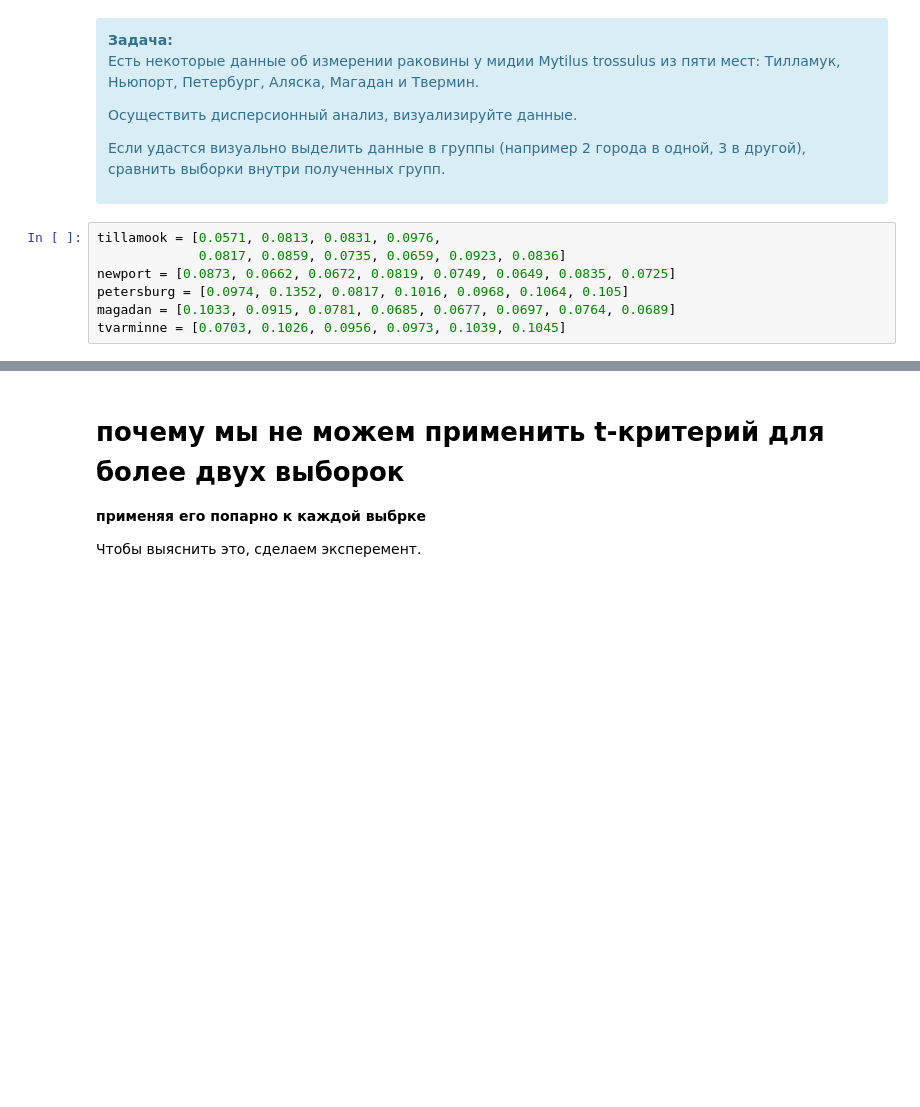
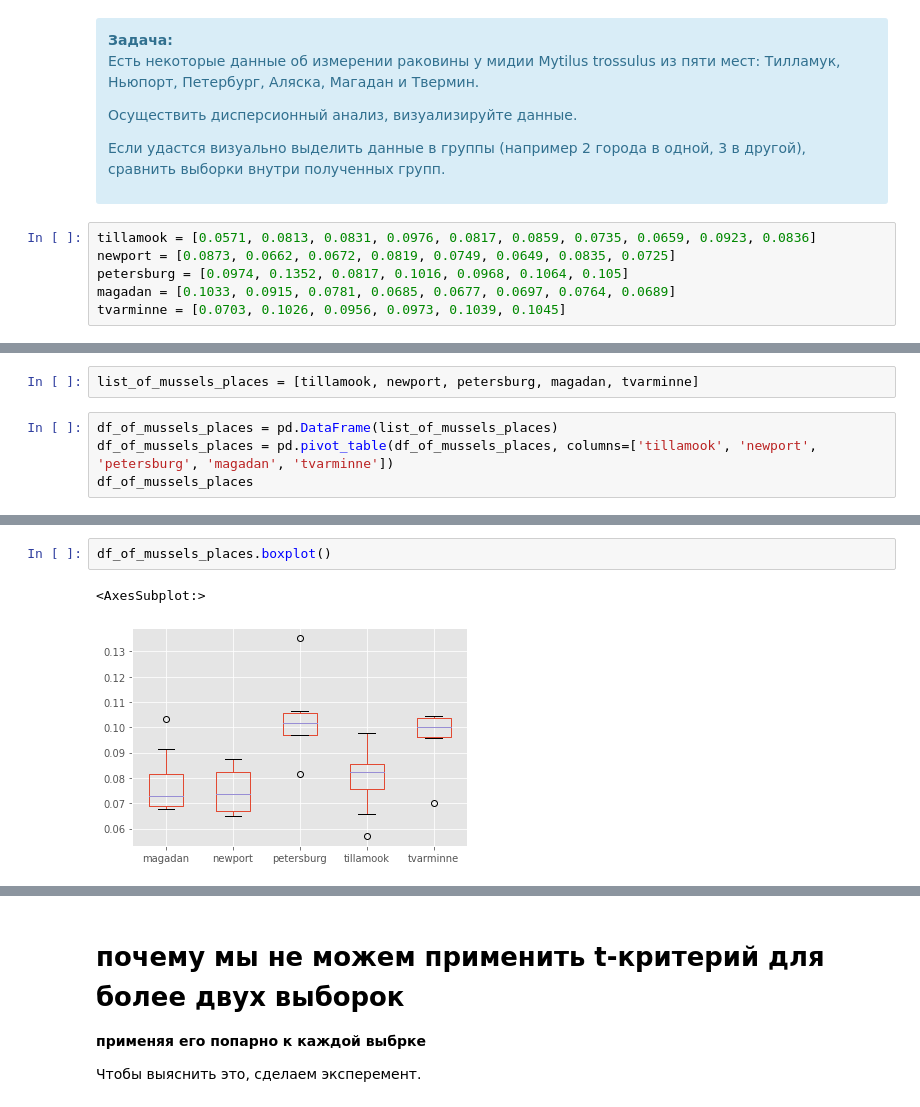
Before and after one commit to MaxgorData/netelogy_learning, a Jupyter notebook: netology_learning/21_analysis_of_variance/A_B-testing.ipynb, the cells around one changed output, grey strips where cells are left out. Cells and saved outputs as stored; diff of their text form; blank space fills up the shorter version.

```diff
--- a/netology_learning/21_analysis_of_variance/A_B-testing.ipynb
+++ b/netology_learning/21_analysis_of_variance/A_B-testing.ipynb
@@ -143,8 +163,7 @@ print(f"Полученное f-значение {f_value}")
 Если удастся визуально выделить данные в группы (например 2 города в одной, 3 в другой), сравнить выборки внутри полученных групп.
 </div>
 # %%
-tillamook = [0.0571, 0.0813, 0.0831, 0.0976,
-             0.0817, 0.0859, 0.0735, 0.0659, 0.0923, 0.0836]
+tillamook = [0.0571, 0.0813, 0.0831, 0.0976, 0.0817, 0.0859, 0.0735, 0.0659, 0.0923, 0.0836]
 newport = [0.0873, 0.0662, 0.0672, 0.0819, 0.0749, 0.0649, 0.0835, 0.0725]
 petersburg = [0.0974, 0.1352, 0.0817, 0.1016, 0.0968, 0.1064, 0.105]
 magadan = [0.1033, 0.0915, 0.0781, 0.0685, 0.0677, 0.0697, 0.0764, 0.0689]
@@ -151,0 +173,6 @@ tvarminne = [0.0703, 0.1026, 0.0956, 0.0973, 0.1039, 0.1045]
+# %%
+list_of_mussels_places = [tillamook, newport, petersburg, magadan, tvarminne]
+# %%
+df_of_mussels_places = pd.DataFrame(list_of_mussels_places)
+df_of_mussels_places = pd.pivot_table(df_of_mussels_places, columns=['tillamook', 'newport', 'petersburg', 'magadan', 'tvarminne'])
+df_of_mussels_places
@@ -151,0 +191,5 @@ tvarminne = [0.0703, 0.1026, 0.0956, 0.0973, 0.1039, 0.1045]
+# %%
+df_of_mussels_places.boxplot()
+# %% [output]
+<AxesSubplot:>
+[figure, added]
```
Also changed, not shown: parts of 87 cells of this notebook.
